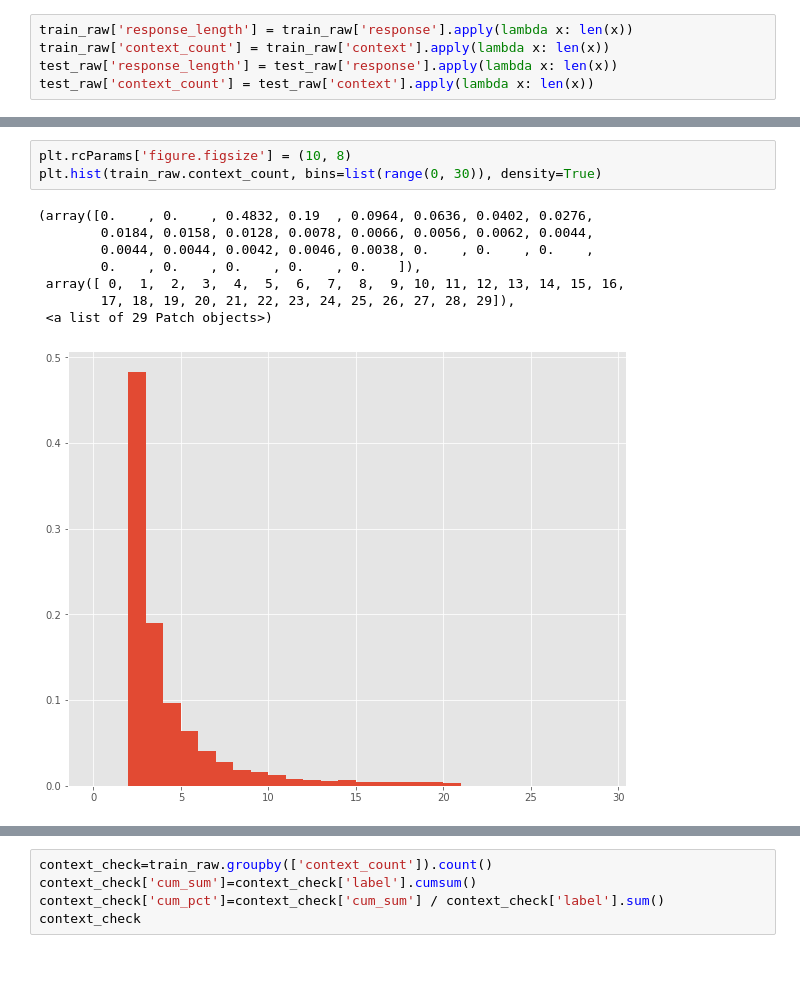
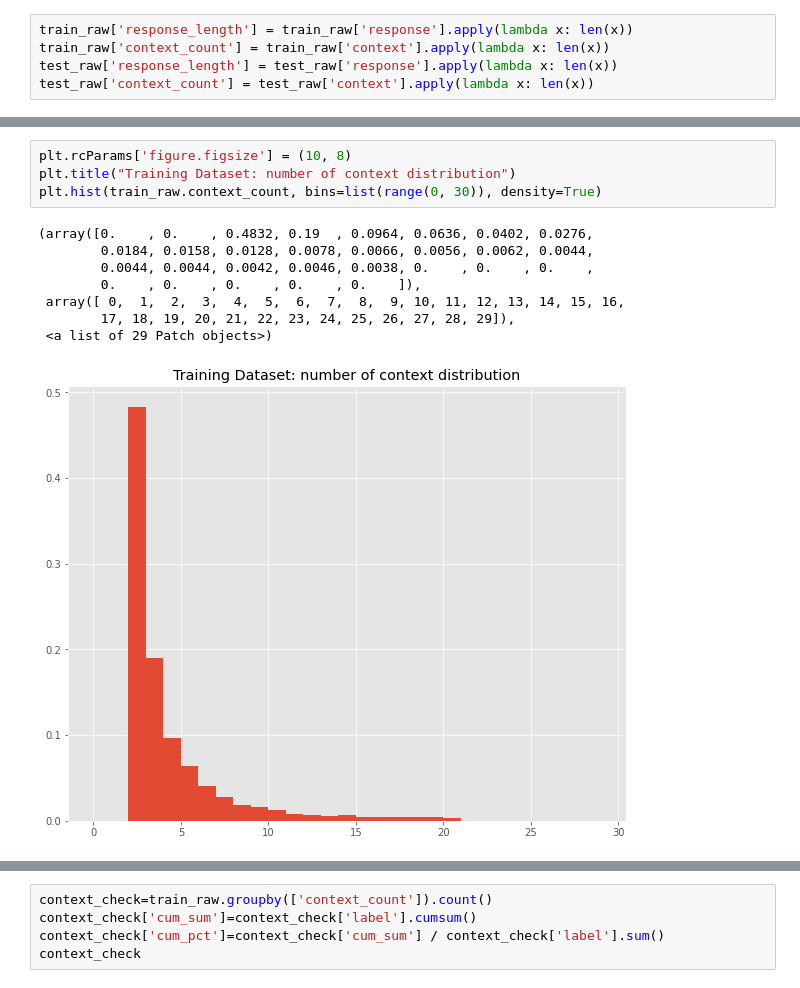
Before and after one commit to samphadnis/TeamTextDragons, a Jupyter notebook: code/Profiling.ipynb, the cells around one changed output, grey strips where cells are left out. Drawn from its saved outputs; the diff is of its cells as text.

```diff
--- a/code/Profiling.ipynb
+++ b/code/Profiling.ipynb
@@ -83,14 +106,15 @@ plt.hist(test_raw.response_length, bins=list(range(0, 400, 10)), density=True)
 # %%
 plt.rcParams['figure.figsize'] = (10, 8)
+plt.title("Training Dataset: number of context distribution")
 plt.hist(train_raw.context_count, bins=list(range(0, 30)), density=True)
 # %% [output]
 (array([0.    , 0.    , 0.4832, 0.19  , 0.0964, 0.0636, 0.0402, 0.0276,
         0.0184, 0.0158, 0.0128, 0.0078, 0.0066, 0.0056, 0.0062, 0.0044,
         0.0044, 0.0044, 0.0042, 0.0046, 0.0038, 0.    , 0.    , 0.    ,
         0.    , 0.    , 0.    , 0.    , 0.    ]),
  array([ 0,  1,  2,  3,  4,  5,  6,  7,  8,  9, 10, 11, 12, 13, 14, 15, 16,
         17, 18, 19, 20, 21, 22, 23, 24, 25, 26, 27, 28, 29]),
  <a list of 29 Patch objects>)
-[figure, old version]
+[figure, new version]
 # %%
 plt.rcParams['figure.figsize'] = (10, 8)
```
Also changed, not shown: parts of 6 cells of this notebook, 2 other files.
